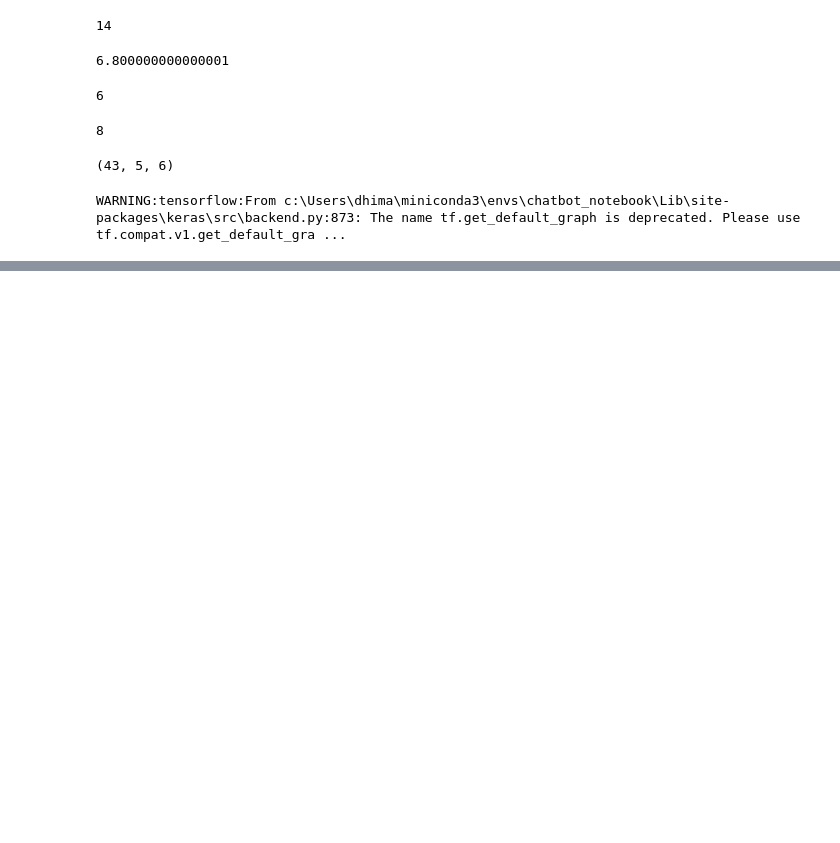
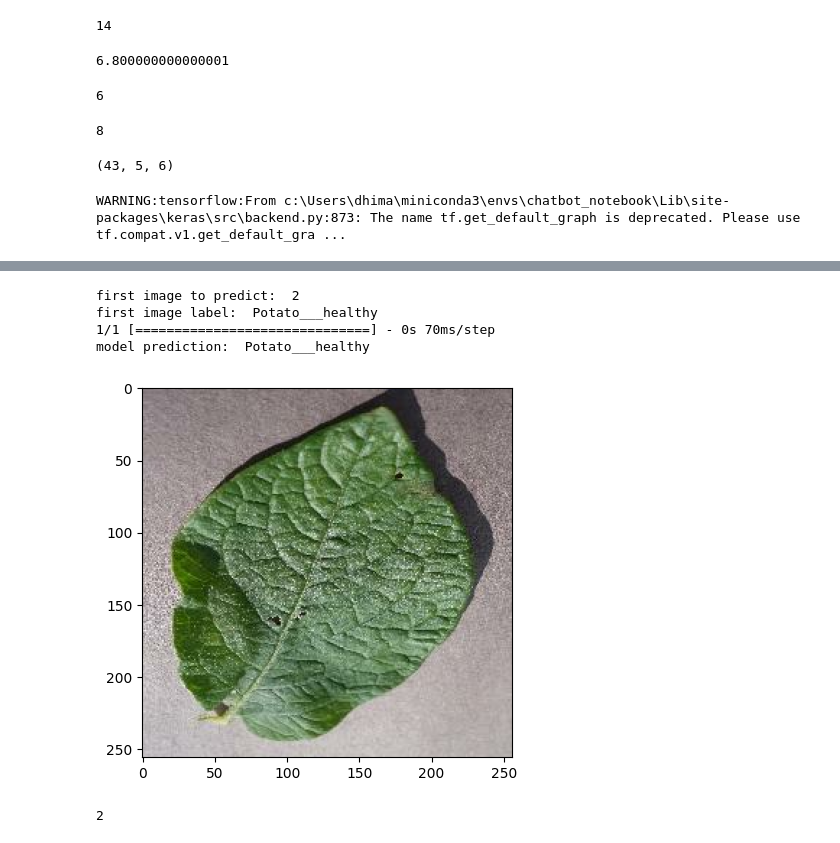
Before and after one commit to EngRidhoNet/potato_apps, a Jupyter notebook: training.ipynb, the cells around one changed output, grey strips where cells are left out. Drawn from its saved outputs; the diff is of its cells as text; code cells hidden in the pictures; blank space fills up the shorter version.

```diff
--- a/training.ipynb
+++ b/training.ipynb
@@ -115,7 +115,7 @@ n_classes = 3
 model = models.Sequential([
     resize_and_rescale,
     data_augmentation,
-    layers.Conv2D(32, (3, 3), activation='relu', input_shape=input_shape),
+    layers.Conv2D(32, (3, 3), activation='relu', input_shape=(IMAGE_SIZE, IMAGE_SIZE, channel)),
     layers.MaxPooling2D((2, 2)),
     layers.Conv2D(64, kernel_size=(3, 3), activation='relu'),
     layers.MaxPooling2D((2, 2)),
@@ -136,0 +246,21 @@ NameError: name 'channel' is not defined
+# %%
+for images_batch, labels_batch in test_ds.take(1):
+    first_image = images_batch[0].numpy().astype("uint8")
+    first_label = labels_batch[0]
+    print("first image to predict: ", first_label.numpy())
+    plt.imshow(first_image)
+    print("first image label: ", class_names[first_label])
+
+    model_prediction = model.predict(images_batch)
+    print("model prediction: ", class_names[model_prediction[0].argmax()])
+# %% [output]
+first image to predict:  2
+first image label:  Potato___healthy
+1/1 [==============================] - 0s 70ms/step
+model prediction:  Potato___healthy
+[figure, added]
+# %%
+import numpy as np
+np.argmax(model_prediction[0])
+# %% [output]
+2
```
Also changed, not shown: parts of 16 cells of this notebook, 21 other files.
